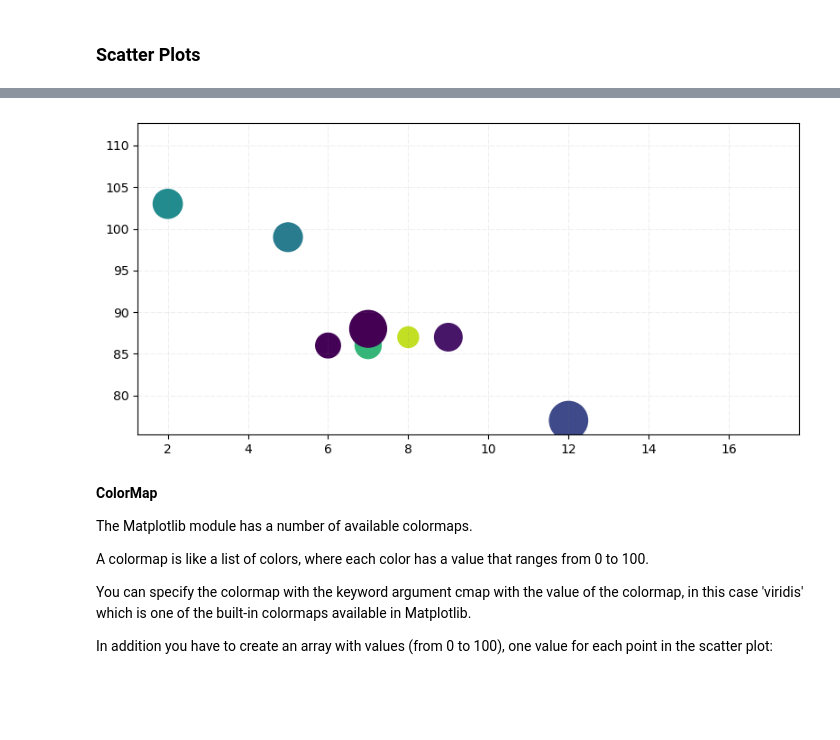
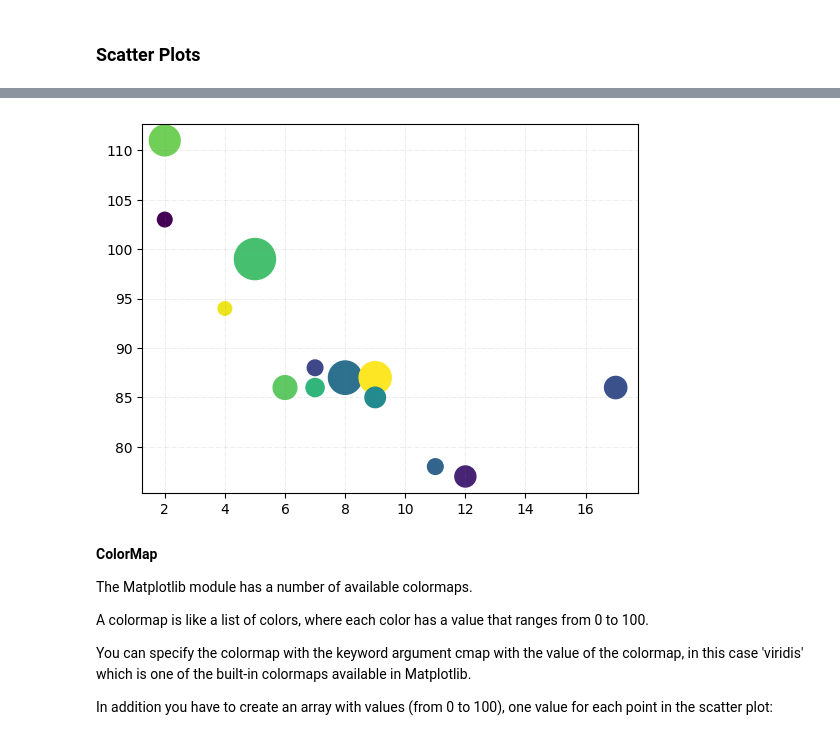
Before and after one commit to leticiaram/Consultoria, a Jupyter notebook: Introduccion_Matplotlib.ipynb, the cells around one changed output, grey strips where cells are left out. Saved outputs shown, nothing was run; the diff lists cells and outputs as text; code cells hidden in the pictures; blank space fills up the shorter version.

```diff
--- a/Introduccion_Matplotlib.ipynb
+++ b/Introduccion_Matplotlib.ipynb
@@ -591,20 +613,20 @@ plt.show()
 # %%
-random.seed(100)
+np.random.seed(100)
 z = np.random.randn(13)
 c = np.random.randn(13)
 
 # give size and color array for the scatter plot
-sizes = 500*z
+sizes = np.absolute(500*z)
 
 # plot the scatter plot
-plt.scatter(x, y,s=sizes,c=c)
+plt.scatter(x, y, s=sizes, c=c)
 
 # Add x, y gridlines
 plt.grid(True, color ='grey', linestyle ='-.', linewidth = 0.5, alpha = 0.2)
 
 plt.show()
 # %% [output]
-[figure, old version]
+[figure, new version]
 # %% [markdown]
 **ColorMap**
 
```
Also changed, not shown: parts of 9 cells of this notebook.
